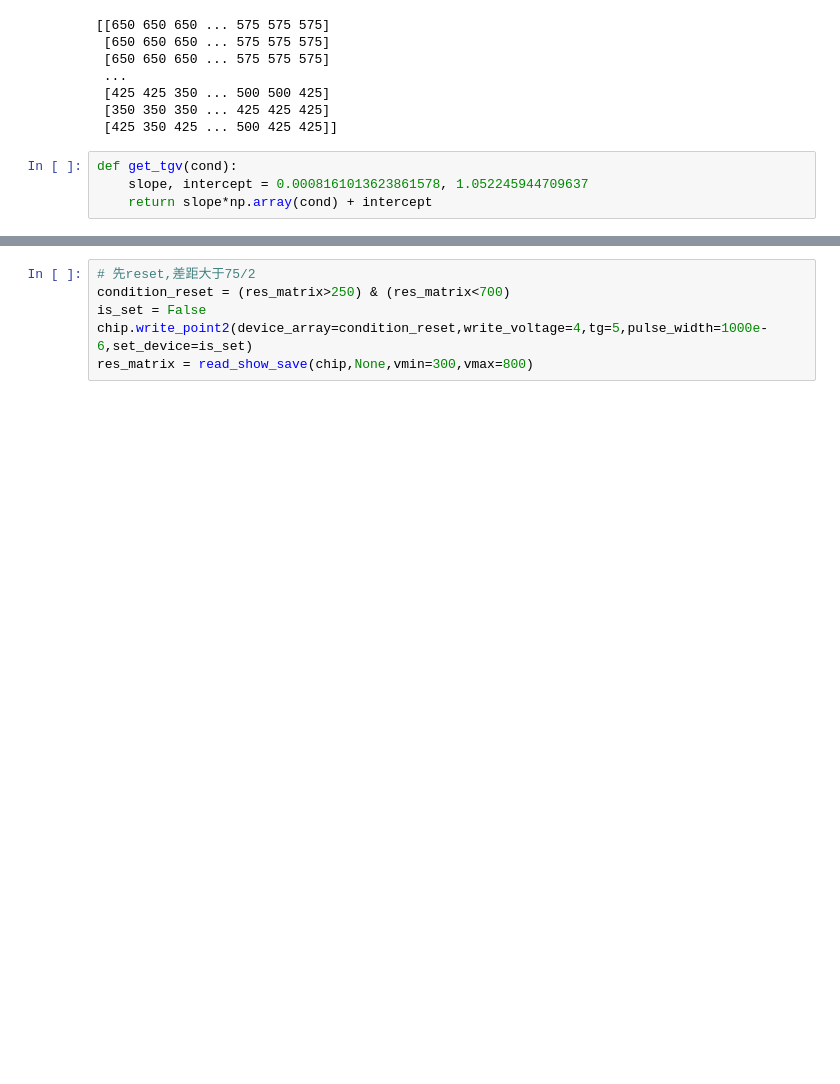
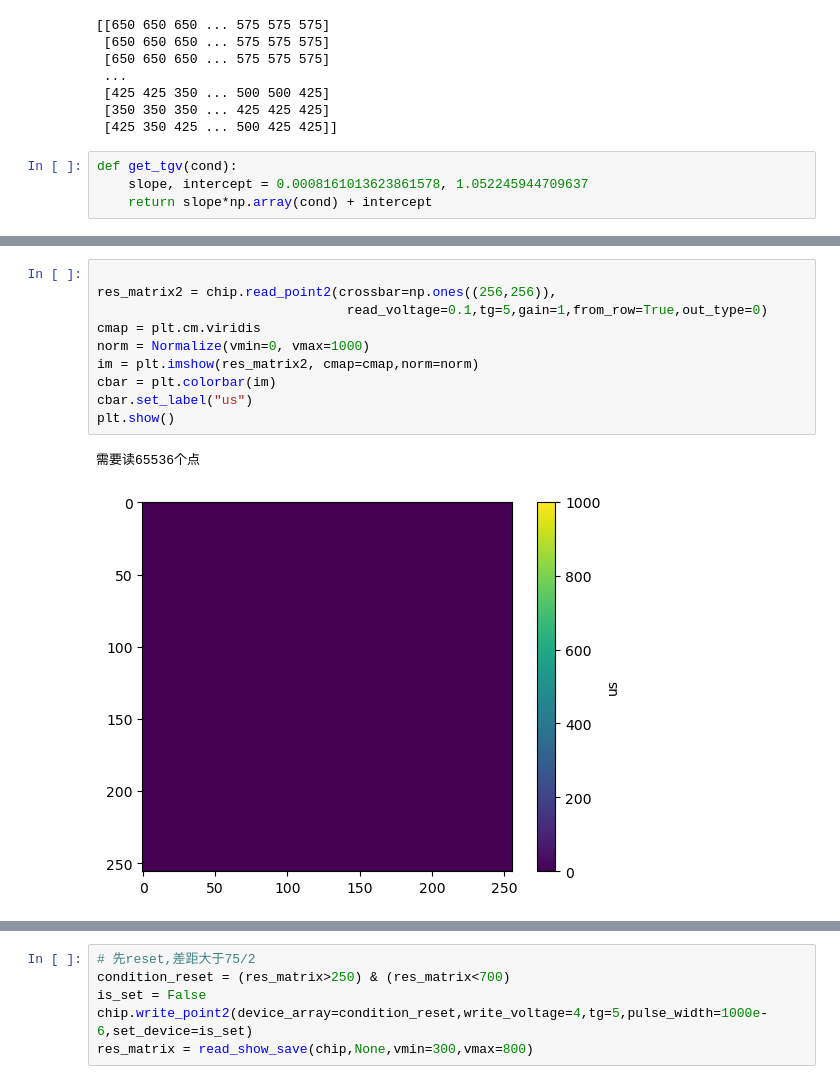
Before and after one commit to bei-meng/host_computer, a Jupyter notebook: 写灰度图.ipynb, the cells around one changed output, grey strips where cells are left out. Cells and saved outputs as stored; diff of their text form; blank space fills up the shorter version.

```diff
--- a/写灰度图.ipynb
+++ b/写灰度图.ipynb
@@ -66,0 +94,13 @@ res_matrix = read_show_save(chip,"result/gray_img/base.npy",vmin=300,vmax=800)
+# %%
+
+res_matrix2 = chip.read_point2(crossbar=np.ones((256,256)),
+                                read_voltage=0.1,tg=5,gain=1,from_row=True,out_type=0)
+cmap = plt.cm.viridis
+norm = Normalize(vmin=0, vmax=1000)
+im = plt.imshow(res_matrix2, cmap=cmap,norm=norm)
+cbar = plt.colorbar(im)
+cbar.set_label("us")
+plt.show()
+# %% [output]
+需要读65536个点
+[figure, added]
```
Also changed, not shown: parts of 11 cells of this notebook, 6 other files.
